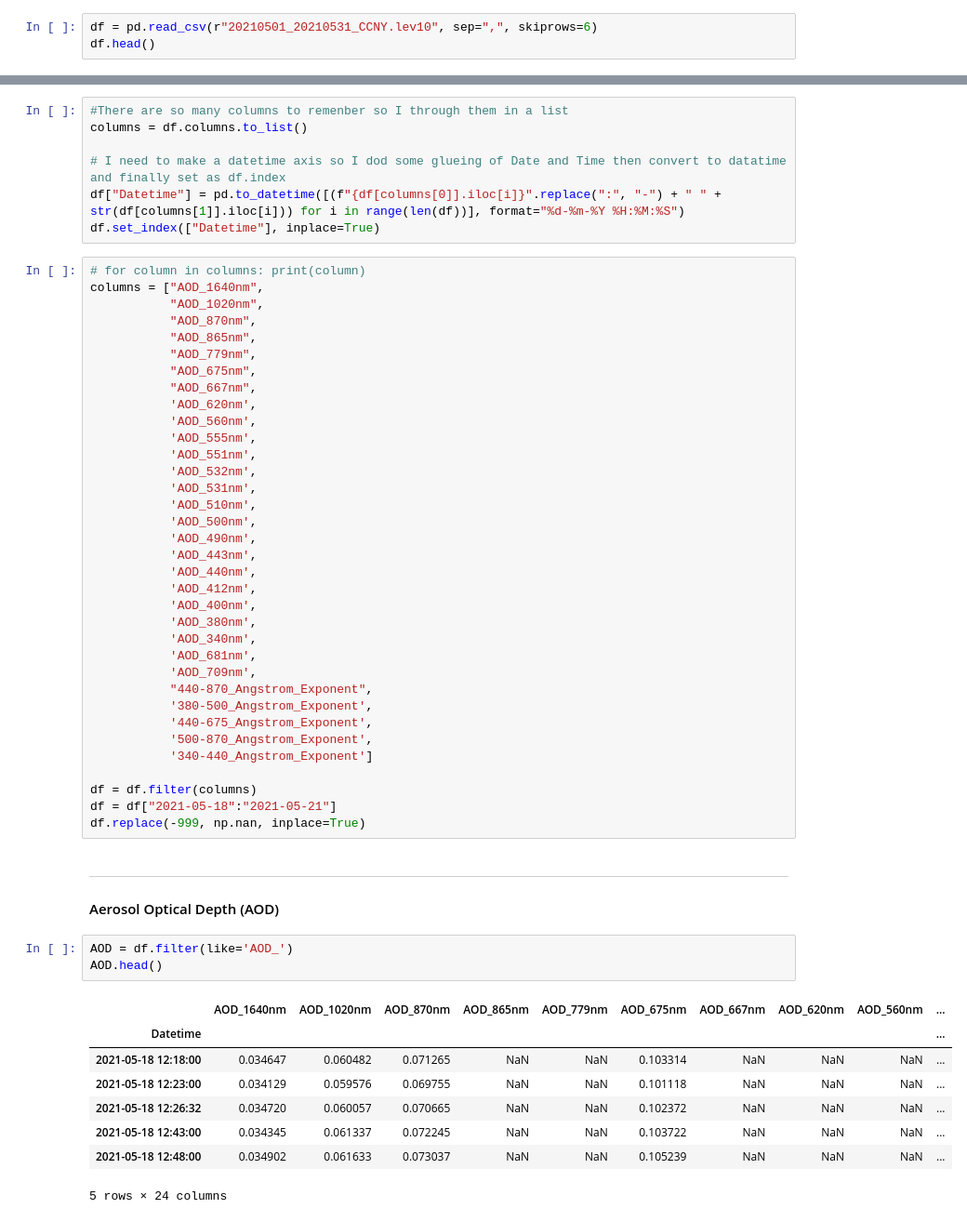
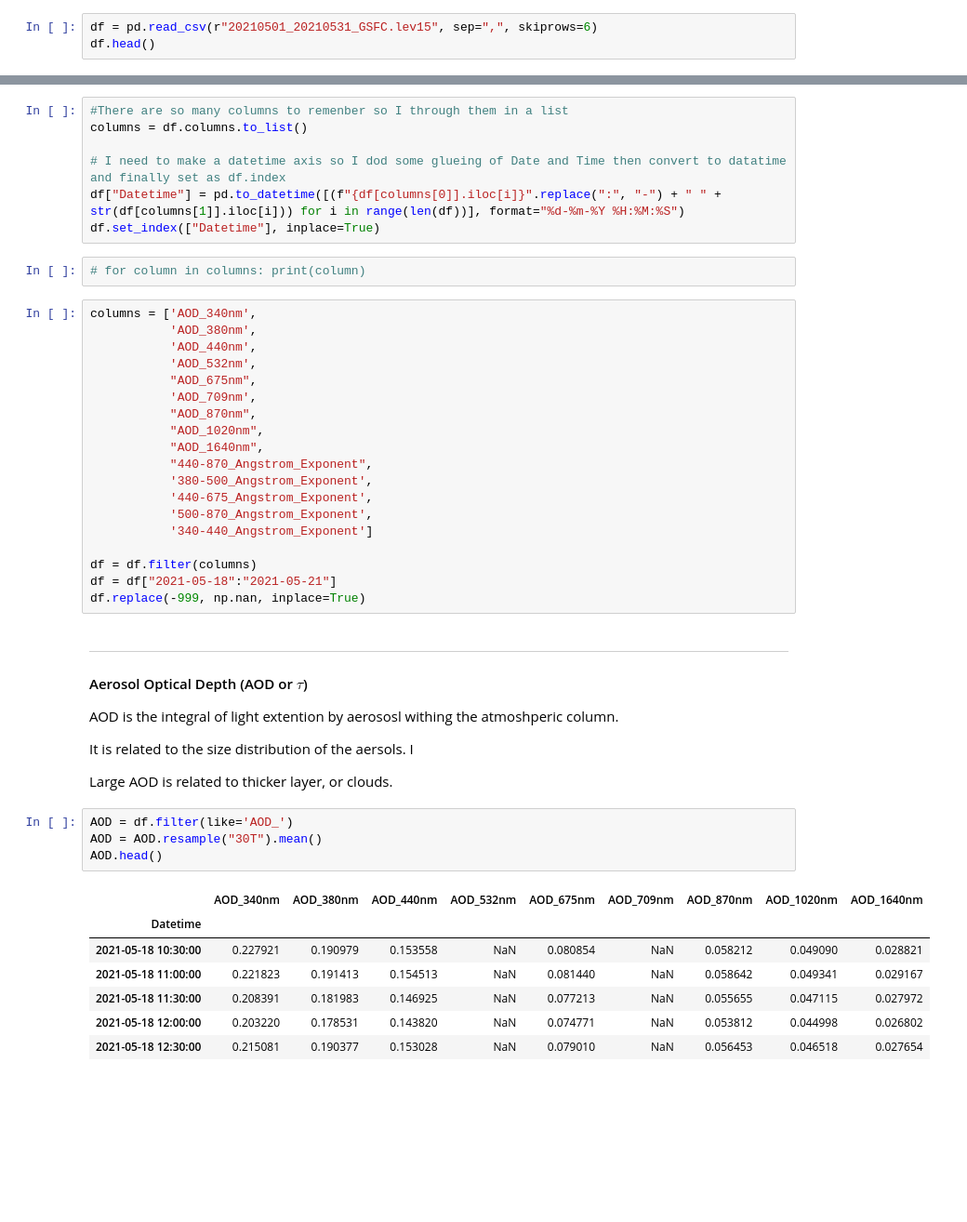
Before and after one commit to moroots/CourseWork, a Jupyter notebook: PHYS650/HW 3/HW3.ipynb, the cells around one changed output, grey strips where cells are left out. Shown at 93% size. Cells and saved outputs as stored; diff of their text form; blank space fills up the shorter version.

```diff
--- a/PHYS650/HW 3/HW3.ipynb
+++ b/PHYS650/HW 3/HW3.ipynb
@@ -13,7 +34,7 @@ import numpy as np
 ### CCNY AERONET May 15 - 25, 2021
 ---
 # %%
-df = pd.read_csv(r"20210501_20210531_CCNY.lev10", sep=",", skiprows=6)
+df = pd.read_csv(r"20210501_20210531_GSFC.lev15", sep=",", skiprows=6)
 df.head()
 # %% [output]
 |  | Date(dd:mm:yyyy) | Time(hh:mm:ss) | Day_of_Year | Day_of_Year(Fraction) | AOD_1640nm | AOD_1020nm | ... |
@@ -30,32 +51,18 @@ columns = df.columns.to_list()
 # I need to make a datetime axis so I dod some glueing of Date and Time then convert to datatime and finally set as df.index
 df["Datetime"] = pd.to_datetime([(f"{df[columns[0]].iloc[i]}".replace(":", "-") + " " + str(df[columns[1]].iloc[i])) for i in range(len(df))], format="%d-%m-%Y %H:%M:%S")
 df.set_index(["Datetime"], inplace=True)
+# %%
+# for column in columns: print(column)
 # %%
-# for column in columns: print(column)
-columns = ["AOD_1640nm",
+columns = ['AOD_340nm',
+           'AOD_380nm',
+           'AOD_440nm',
+           'AOD_532nm',
+           "AOD_675nm",
+           'AOD_709nm',
+           "AOD_870nm",
            "AOD_1020nm",
-           "AOD_870nm",
-           "AOD_865nm",
-           "AOD_779nm",
-           "AOD_675nm",
-           "AOD_667nm",
-           'AOD_620nm',
-           'AOD_560nm',
-           'AOD_555nm',
-           'AOD_551nm',
-           'AOD_532nm',
-           'AOD_531nm',
-           'AOD_510nm',
-           'AOD_500nm',
-           'AOD_490nm',
-           'AOD_443nm',
-           'AOD_440nm',
-           'AOD_412nm',
-           'AOD_400nm',
-           'AOD_380nm',
-           'AOD_340nm',
-           'AOD_681nm',
-           'AOD_709nm',
+           "AOD_1640nm",
            "440-870_Angstrom_Exponent",
            '380-500_Angstrom_Exponent',
            '440-675_Angstrom_Exponent',
@@ -67,18 +74,24 @@ df = df["2021-05-18":"2021-05-21"]
 df.replace(-999, np.nan, inplace=True)
 # %% [markdown]
 ---
-#### Aerosol Optical Depth (AOD)
+#### Aerosol Optical Depth (AOD or $\tau$)
+
+AOD is the integral of light extention by aerososl withing the atmoshperic column.
+
+It is related to the size distribution of the aersols. I
+
+Large AOD is related to thicker layer, or clouds.
 # %%
 AOD = df.filter(like='AOD_')
+AOD = AOD.resample("30T").mean()
 AOD.head()
 # %% [output]
-|  | AOD_1640nm | AOD_1020nm | AOD_870nm | AOD_865nm | AOD_779nm | AOD_675nm | AOD_667nm | AOD_620nm | AOD_560nm | ... |
-| Datetime |  |  |  |  |  |  |  |  |  | ... |
-| 2021-05-18 12:18:00 | 0.034647 | 0.060482 | 0.071265 | NaN | NaN | 0.103314 | NaN | NaN | NaN | ... |
-| 2021-05-18 12:23:00 | 0.034129 | 0.059576 | 0.069755 | NaN | NaN | 0.101118 | NaN | NaN | NaN | ... |
-| 2021-05-18 12:26:32 | 0.034720 | 0.060057 | 0.070665 | NaN | NaN | 0.102372 | NaN | NaN | NaN | ... |
-| 2021-05-18 12:43:00 | 0.034345 | 0.061337 | 0.072245 | NaN | NaN | 0.103722 | NaN | NaN | NaN | ... |
-| 2021-05-18 12:48:00 | 0.034902 | 0.061633 | 0.073037 | NaN | NaN | 0.105239 | NaN | NaN | NaN | ... |
+|  | AOD_340nm | AOD_380nm | AOD_440nm | AOD_532nm | AOD_675nm | AOD_709nm | AOD_870nm | AOD_1020nm | AOD_1640nm |
+| Datetime |  |  |  |  |  |  |  |  |  |
+| 2021-05-18 10:30:00 | 0.227921 | 0.190979 | 0.153558 | NaN | 0.080854 | NaN | 0.058212 | 0.049090 | 0.028821 |
+| 2021-05-18 11:00:00 | 0.221823 | 0.191413 | 0.154513 | NaN | 0.081440 | NaN | 0.058642 | 0.049341 | 0.029167 |
+| 2021-05-18 11:30:00 | 0.208391 | 0.181983 | 0.146925 | NaN | 0.077213 | NaN | 0.055655 | 0.047115 | 0.027972 |
+| 2021-05-18 12:00:00 | 0.203220 | 0.178531 | 0.143820 | NaN | 0.074771 | NaN | 0.053812 | 0.044998 | 0.026802 |
+| 2021-05-18 12:30:00 | 0.215081 | 0.190377 | 0.153028 | NaN | 0.079010 | NaN | 0.056453 | 0.046518 | 0.027654 |
-5 rows × 24 columns
 # %%
 fig, ax = plt.subplots(figsize=(10, 10))
```
Also changed, not shown: parts of 7 cells of this notebook, 7 other files.
